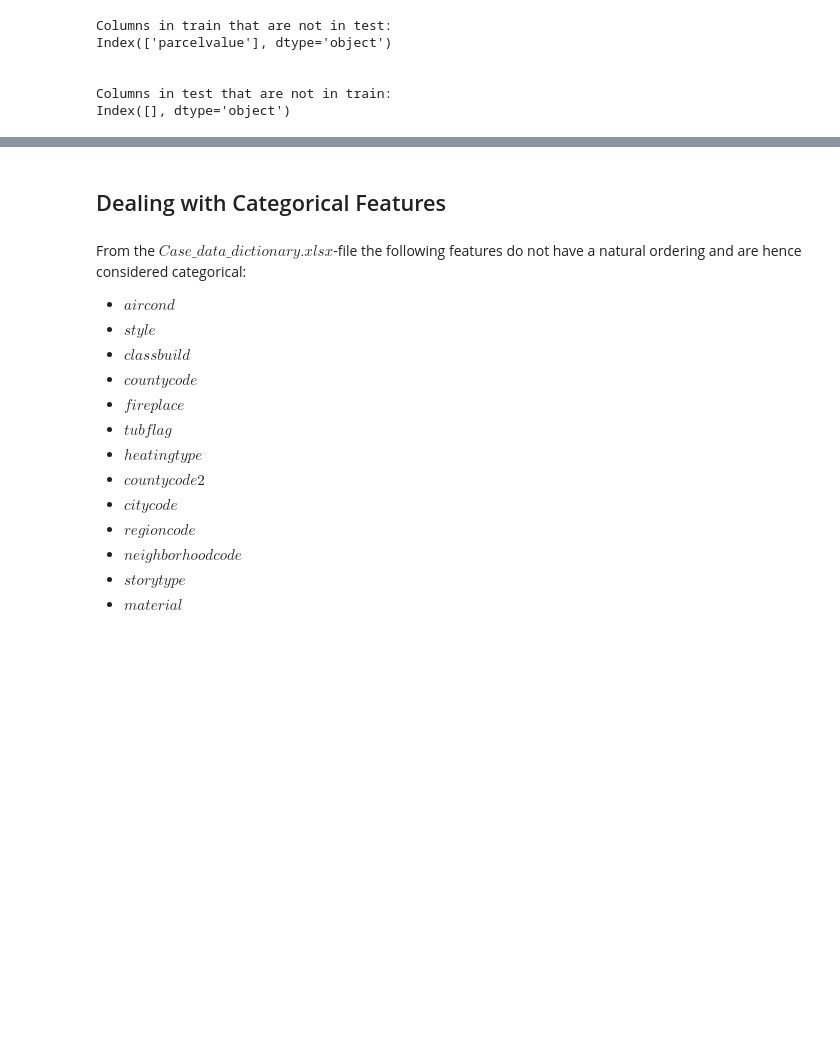
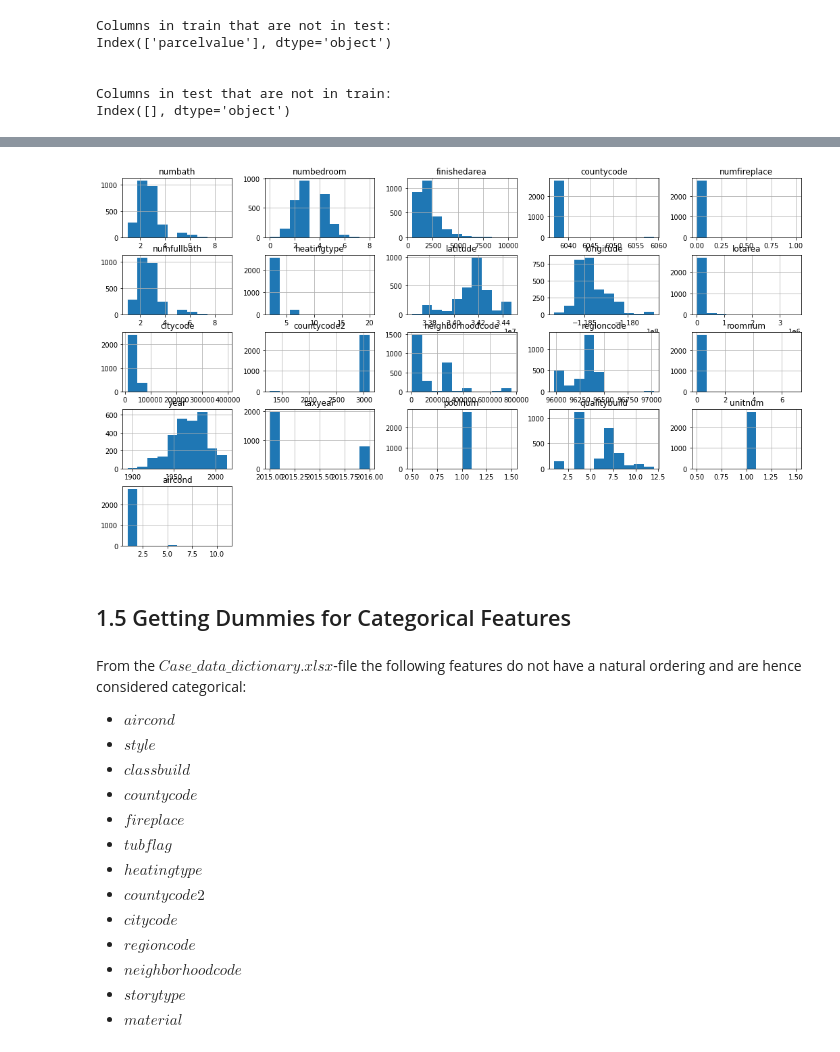
Before and after one commit to MathiasSchindlerCPH/BSE-CML1-repo, a Jupyter notebook: Project1_LinearModels/Mathias_Schindler_linmodels_project.ipynb, the cells around one changed output, grey strips where cells are left out. Drawn from its saved outputs; the diff is of its cells as text; code cells hidden in the pictures; blank space fills up the shorter version.

```diff
--- a/Project1_LinearModels/Mathias_Schindler_linmodels_project.ipynb
+++ b/Project1_LinearModels/Mathias_Schindler_linmodels_project.ipynb
@@ -230,5 +278,9 @@ Index([], dtype='object')
+# %%
+features_hist(test_clean)
+# %% [output]
+[figure, added]
 # %% [markdown]
-## Dealing with Categorical Features
+## 1.5 Getting Dummies for Categorical Features
 # %% [markdown]
 From the $Case\_data\_dictionary.xlsx$-file the following features do not have a natural ordering and are hence considered categorical:
 
```
Also changed, not shown: parts of 57 cells of this notebook.
